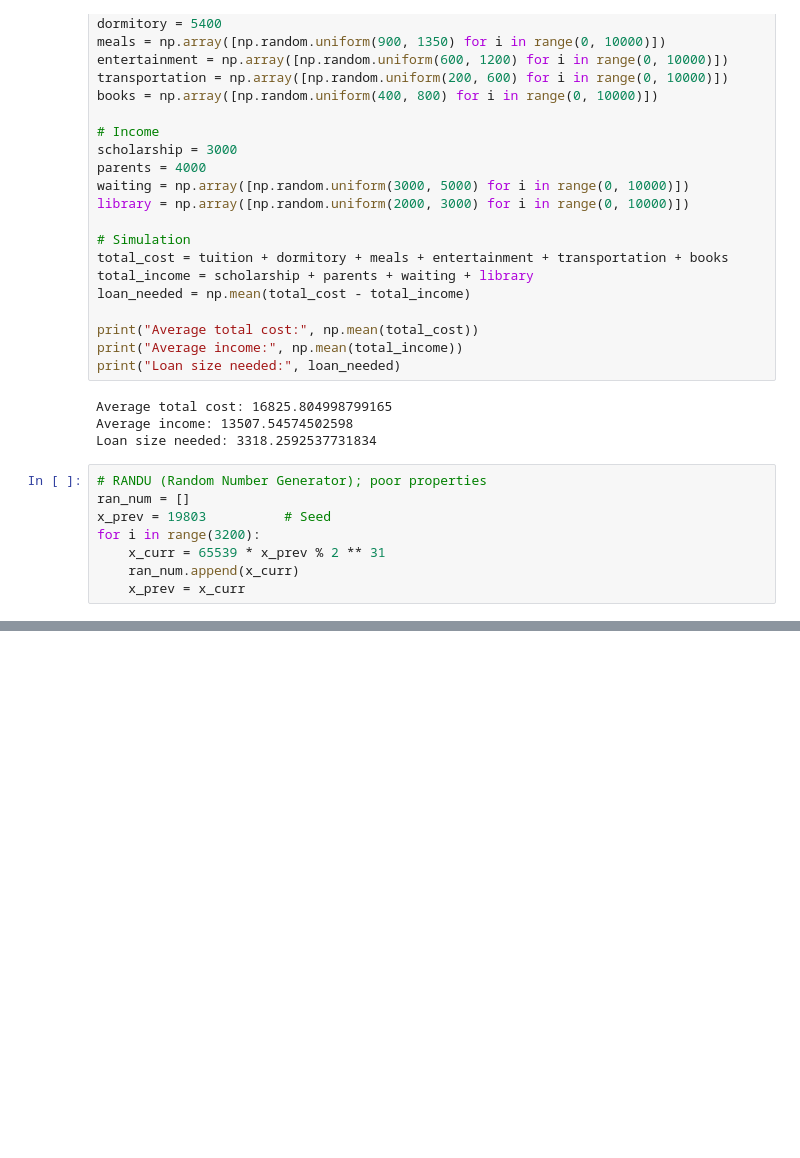
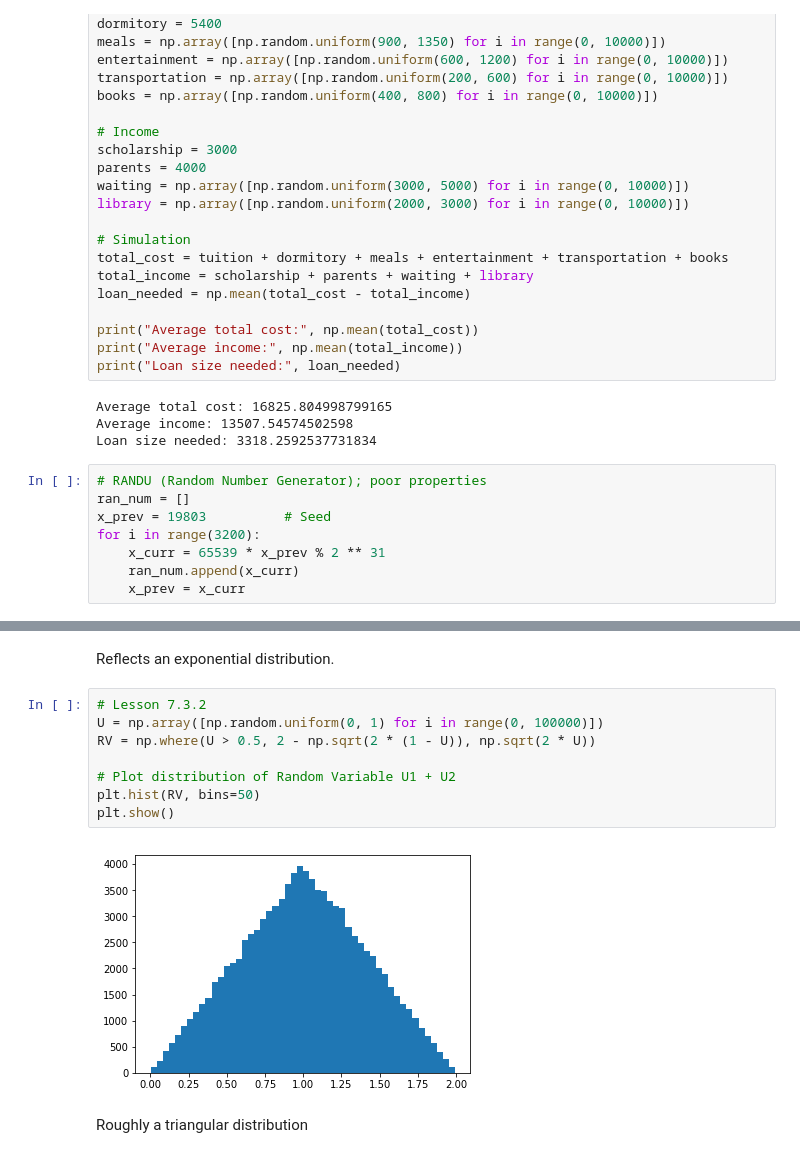
Before and after one commit to jdemeo/simulation_practice, a Jupyter notebook: Uniform Random Variable Generation.ipynb, the cells around one changed output, grey strips where cells are left out. Cells and saved outputs as stored; diff of their text form; blank space fills up the shorter version.

```diff
--- a/Uniform Random Variable Generation.ipynb
+++ b/Uniform Random Variable Generation.ipynb
@@ -141,0 +177,14 @@ for i in range(3200):
+# %% [markdown]
+Reflects an exponential distribution.
+# %%
+# Lesson 7.3.2
+U = np.array([np.random.uniform(0, 1) for i in range(0, 100000)])
+RV = np.where(U > 0.5, 2 - np.sqrt(2 * (1 - U)), np.sqrt(2 * U))
+
+# Plot distribution of Random Variable U1 + U2
+plt.hist(RV, bins=50)
+plt.show()
+# %% [output]
+[figure, added]
+# %% [markdown]
+Roughly a triangular distribution
```
Also changed, not shown: parts of 6 cells of this notebook.
